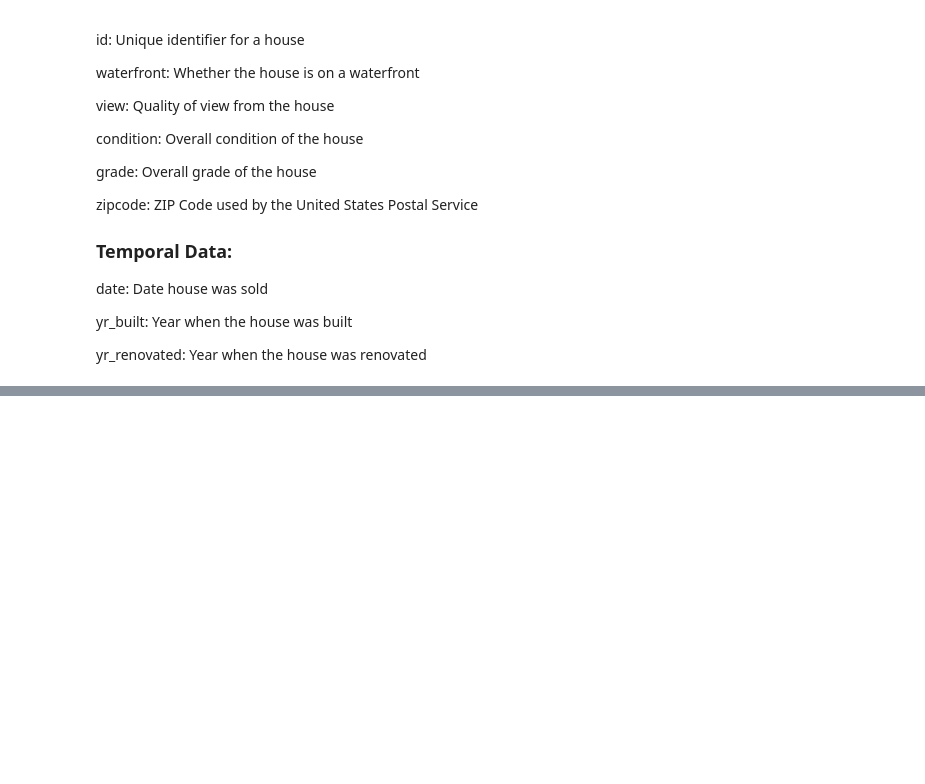
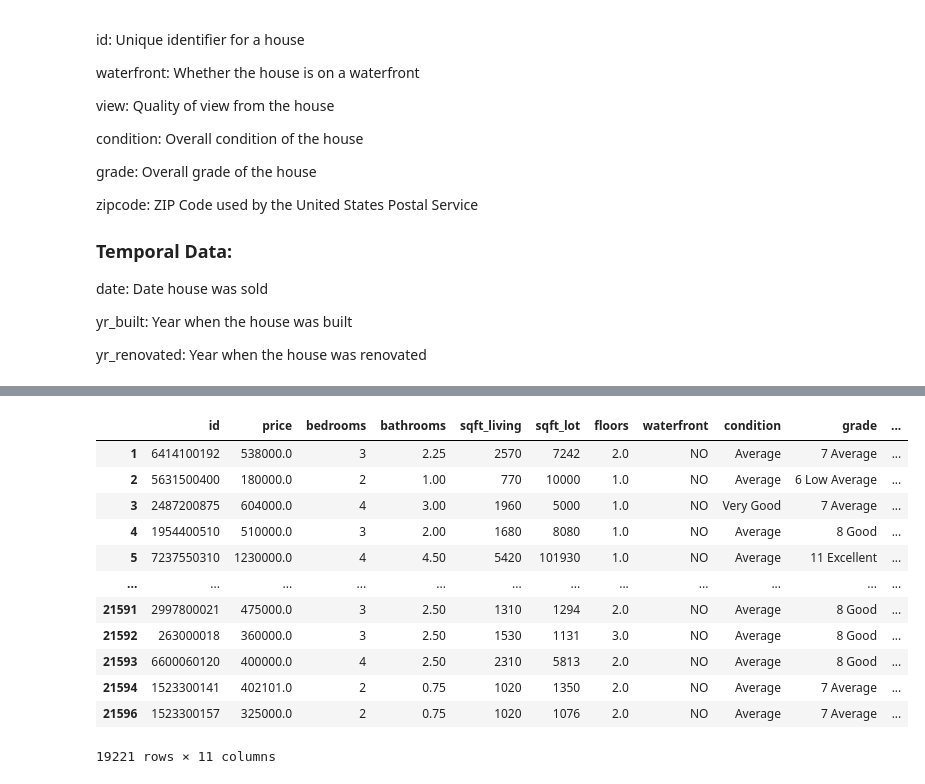
Before and after one commit to mbuvimuia/Northwest-County-Housing-Analysis, a Jupyter notebook: student.ipynb, the cells around one changed output, grey strips where cells are left out. Cells and saved outputs as stored; diff of their text form; code cells hidden in the pictures; blank space fills up the shorter version.

```diff
--- a/student.ipynb
+++ b/student.ipynb
@@ -147,0 +192,18 @@ yr_renovated: Year when the house was renovated
+# %%
+# drop null values
+new_data = new_data.dropna()
+new_data
+# %% [output]
+|  | id | price | bedrooms | bathrooms | sqft_living | sqft_lot | floors | waterfront | condition | grade | ... |
+| 1 | 6414100192 | 538000.0 | 3 | 2.25 | 2570 | 7242 | 2.0 | NO | Average | 7 Average | ... |
+| 2 | 5631500400 | 180000.0 | 2 | 1.00 | 770 | 10000 | 1.0 | NO | Average | 6 Low Average | ... |
+| 3 | 2487200875 | 604000.0 | 4 | 3.00 | 1960 | 5000 | 1.0 | NO | Very Good | 7 Average | ... |
+| 4 | 1954400510 | 510000.0 | 3 | 2.00 | 1680 | 8080 | 1.0 | NO | Average | 8 Good | ... |
+| 5 | 7237550310 | 1230000.0 | 4 | 4.50 | 5420 | 101930 | 1.0 | NO | Average | 11 Excellent | ... |
+| ... | ... | ... | ... | ... | ... | ... | ... | ... | ... | ... | ... |
+| 21591 | 2997800021 | 475000.0 | 3 | 2.50 | 1310 | 1294 | 2.0 | NO | Average | 8 Good | ... |
+| 21592 | 263000018 | 360000.0 | 3 | 2.50 | 1530 | 1131 | 3.0 | NO | Average | 8 Good | ... |
+| 21593 | 6600060120 | 400000.0 | 4 | 2.50 | 2310 | 5813 | 2.0 | NO | Average | 8 Good | ... |
+| 21594 | 1523300141 | 402101.0 | 2 | 0.75 | 1020 | 1350 | 2.0 | NO | Average | 7 Average | ... |
+| 21596 | 1523300157 | 325000.0 | 2 | 0.75 | 1020 | 1076 | 2.0 | NO | Average | 7 Average | ... |
+19221 rows × 11 columns
```
Also changed, not shown: parts of 8 cells of this notebook.
